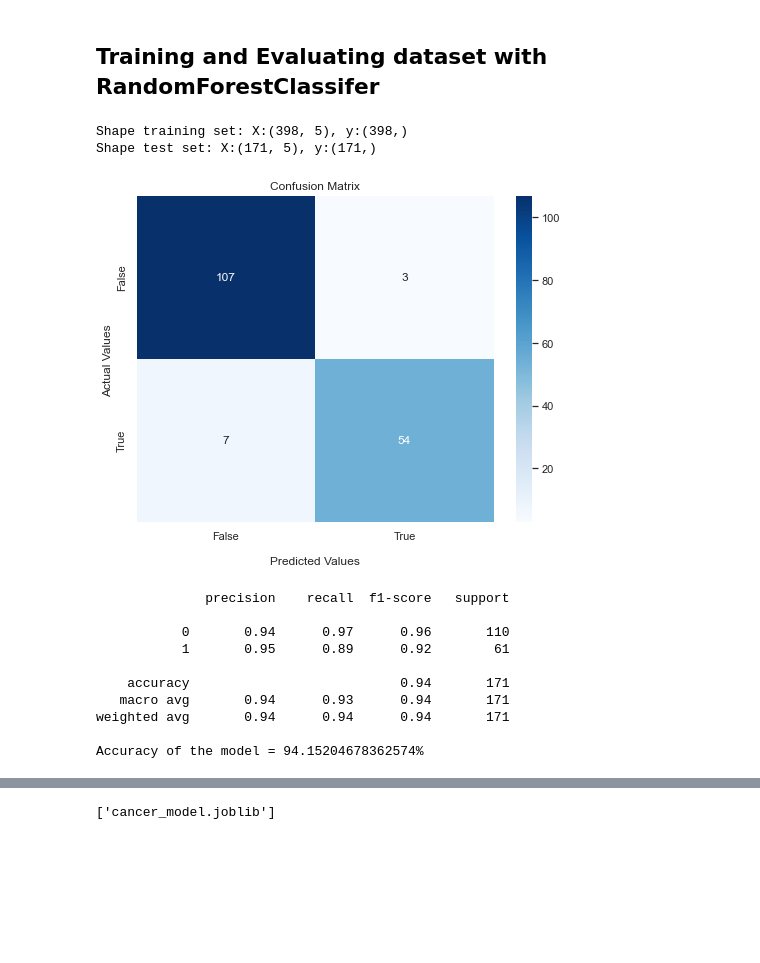
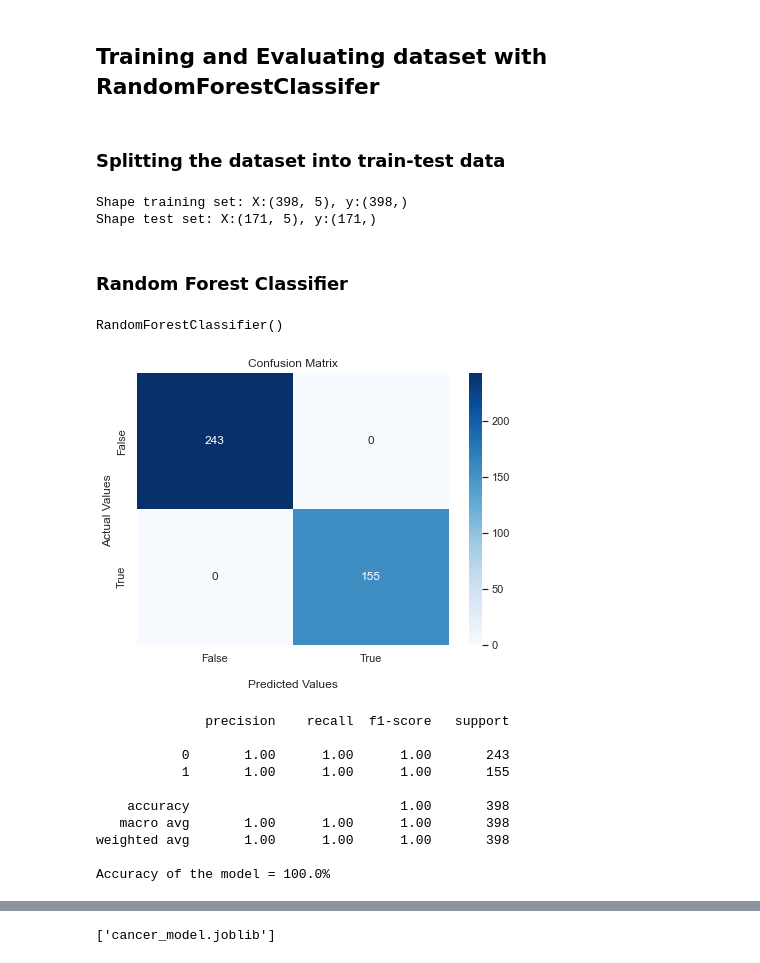
Before and after one commit to mukulbisht98/health-reporter, a Jupyter notebook: breast cancer/breastcancer.ipynb, the cells around one changed output, grey strips where cells are left out. Cells and saved outputs as stored; diff of their text form; code cells hidden in the pictures; blank space fills up the shorter version.

```diff
--- a/breast cancer/breastcancer.ipynb
+++ b/breast cancer/breastcancer.ipynb
@@ -376,7 +376,7 @@ def stats(y_test, y_pred):
     #Creating confusion matrix
     matrix = confusion_matrix(y_test,y_pred)
     # Plotting the Confusion Matrix
-    sns.set(rc={"figure.figsize":(8, 6)})
+    sns.set(rc={"figure.figsize":(7, 5)})
     ax = sns.heatmap(matrix, annot=True, cmap='Blues',fmt='g')
     ax.set_title('Confusion Matrix');
     ax.set_xlabel('\nPredicted Values')
@@ -386,6 +386,8 @@ def stats(y_test, y_pred):
     plt.show()
     print(classification_report(y_test, y_pred))
     print(f'Accuracy of the model = {accuracy_score(y_test,y_pred)*100}%')
+# %% [markdown]
+### Splitting the dataset into train-test data
 # %%
 X_train, X_test, y_train, y_test = train_test_split(X, y, test_size=0.3,random_state=43)
 print('Shape training set: X:{}, y:{}'.format(X_train.shape, y_train.shape))
@@ -393,24 +395,26 @@ print('Shape test set: X:{}, y:{}'.format(X_test.shape, y_test.shape))
 # %% [output]
 Shape training set: X:(398, 5), y:(398,)
 Shape test set: X:(171, 5), y:(171,)
+# %% [markdown]
+### Random Forest Classifier
 # %%
-# imports the random forest from the Sklearn library
 rfc = RandomForestClassifier()
-# and fits a random forest to a set of testing data
 rfc.fit(X_train, y_train)
-# predicting the testing data
-y_pred = rfc.predict(X_test)
-#When the random forest was training using the partitioned training and testing data, the result was as follows:
-stats(y_pred,y_test)
 # %% [output]
-[figure, removed]
-              precision    recall  f1-score   support
-
-           0       0.94      0.97      0.96       110
-           1       0.95      0.89      0.92        61
-
-    accuracy                           0.94       171
-   macro avg       0.94      0.93      0.94       171
-weighted avg       0.94      0.94      0.94       171
-
-Accuracy of the model = 94.15204678362574%
+RandomForestClassifier()
+# %%
+# predicting with training data
+y_pred_train = rfc.predict(X_train)
+stats(y_pred_train,y_train)
+# %% [output]
+[figure, added]
+              precision    recall  f1-score   support
+
+           0       1.00      1.00      1.00       243
+           1       1.00      1.00      1.00       155
+
+    accuracy                           1.00       398
+   macro avg       1.00      1.00      1.00       398
+weighted avg       1.00      1.00      1.00       398
+
+Accuracy of the model = 100.0%
```
Also changed, not shown: parts of 1 cell of this notebook, 9 other files.
